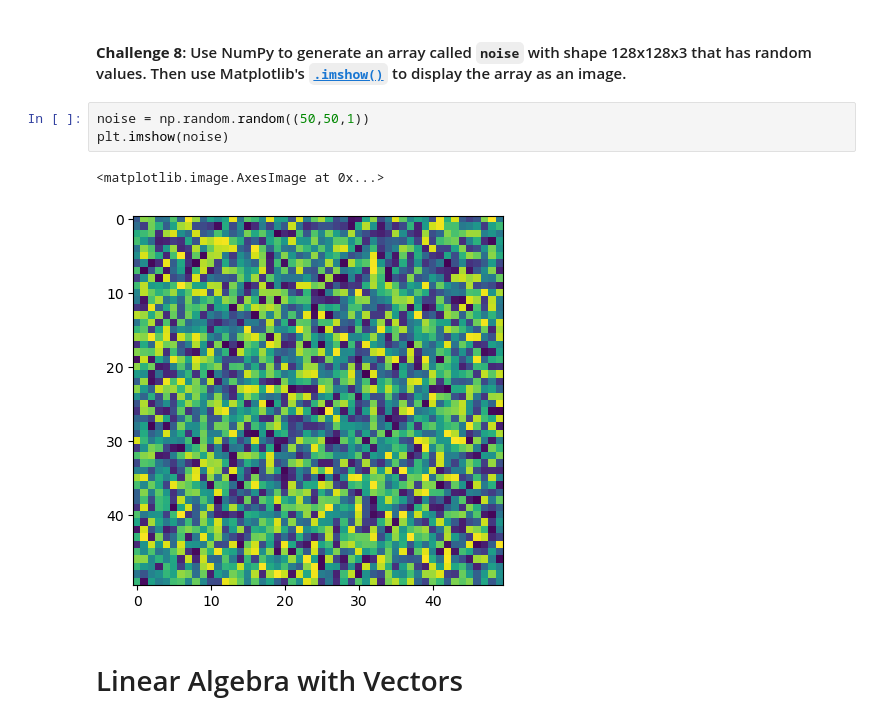
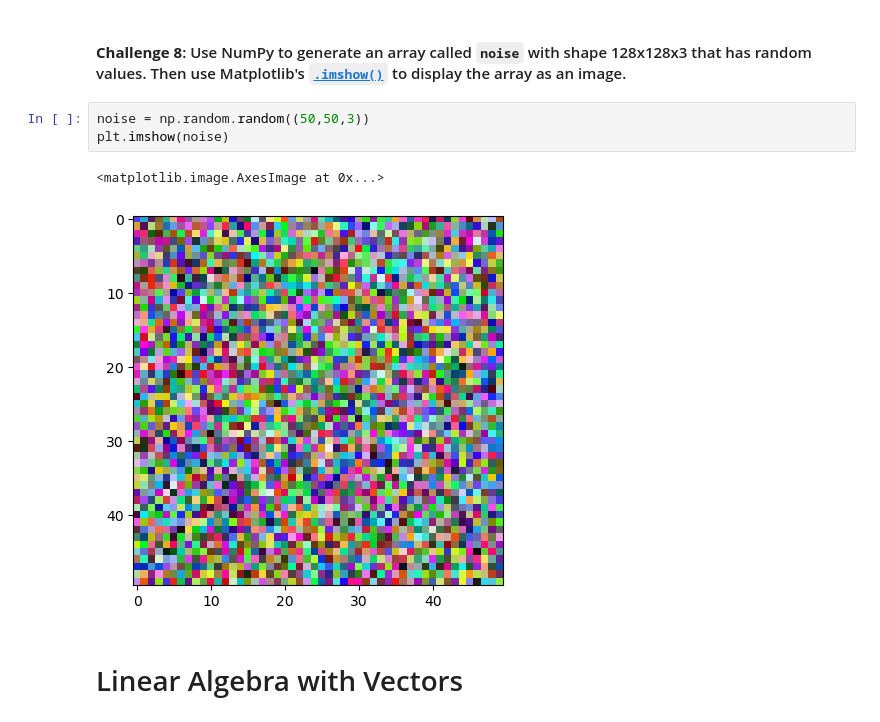
Before and after one commit to archie122/100-days-of-code, a Jupyter notebook: Day_72/Computation_with_NumPy_and_N_Dimensional_Arrays_(start).ipynb, the cells around one changed output. Saved outputs shown, nothing was run; the diff lists cells and outputs as text.

```diff
--- a/Day_72/Computation_with_NumPy_and_N_Dimensional_Arrays_(start).ipynb
+++ b/Day_72/Computation_with_NumPy_and_N_Dimensional_Arrays_(start).ipynb
@@ -190,11 +190,11 @@ plt.plot(something, something2)
 # %% [markdown]
 #### **Challenge 8**: Use NumPy to generate an array called `noise` with shape 128x128x3 that has random values. Then use Matplotlib's [`.imshow()`](https://matplotlib.org/3.1.1/api/_as_gen/matplotlib.pyplot.imshow.html) to display the array as an image.
 # %%
-noise = np.random.random((50,50,1))
+noise = np.random.random((50,50,3))
 plt.imshow(noise)
 # %% [output]
 <matplotlib.image.AxesImage at 0x...>
-[figure, old version]
+[figure, new version]
 # %% [markdown]
 # Linear Algebra with Vectors
 # %%
```
Also changed, not shown: parts of 6 cells of this notebook, 1 other file.
